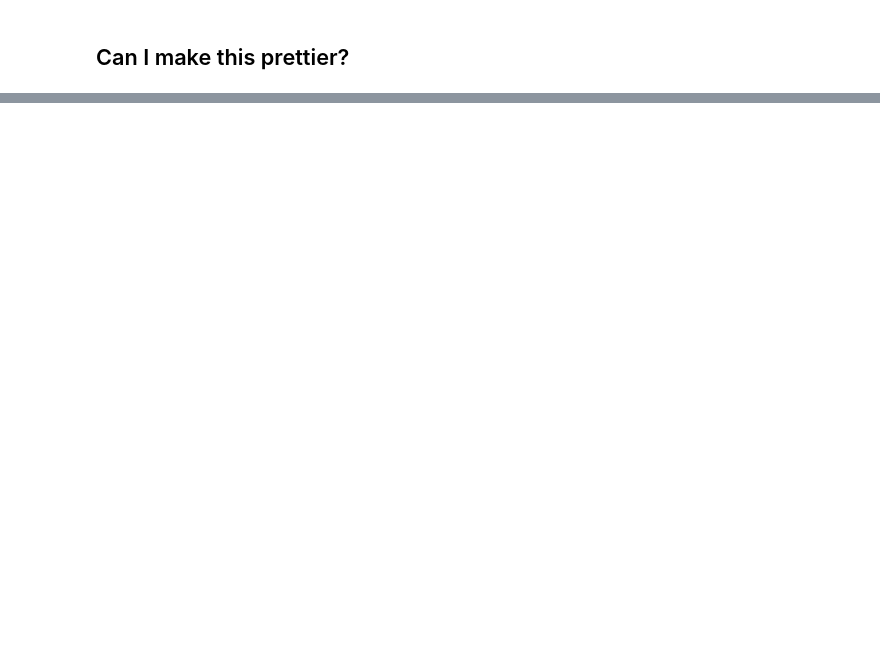
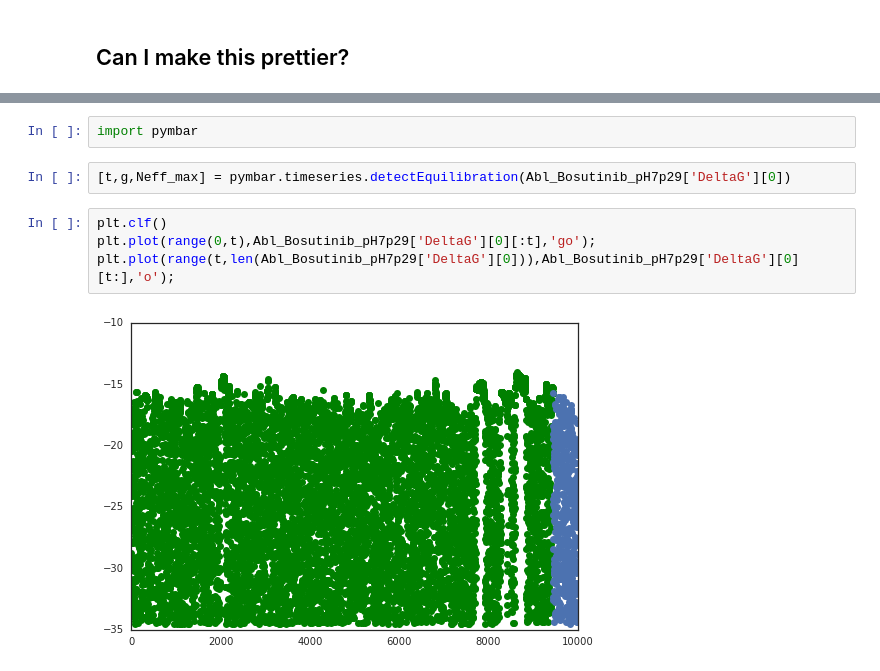
Before and after one commit to sonyahanson/fluorescence-plotting-notebooks, a Jupyter notebook: ABL pH plots - Nov16.ipynb, the cells around one changed output, grey strips where cells are left out. Saved outputs shown, nothing was run; the diff lists cells and outputs as text; blank space fills up the shorter version.

```diff
--- a/ABL pH plots - Nov16.ipynb
+++ b/ABL pH plots - Nov16.ipynb
@@ -220,0 +229,10 @@ plt.legend(loc=0);
+# %%
+import pymbar
+# %%
+[t,g,Neff_max] = pymbar.timeseries.detectEquilibration(Abl_Bosutinib_pH7p29['DeltaG'][0])
+# %%
+plt.clf()
+plt.plot(range(0,t),Abl_Bosutinib_pH7p29['DeltaG'][0][:t],'go');
+plt.plot(range(t,len(Abl_Bosutinib_pH7p29['DeltaG'][0])),Abl_Bosutinib_pH7p29['DeltaG'][0][t:],'o');
+# %% [output]
+[figure, added]
```
Also changed, not shown: parts of 37 cells of this notebook.
